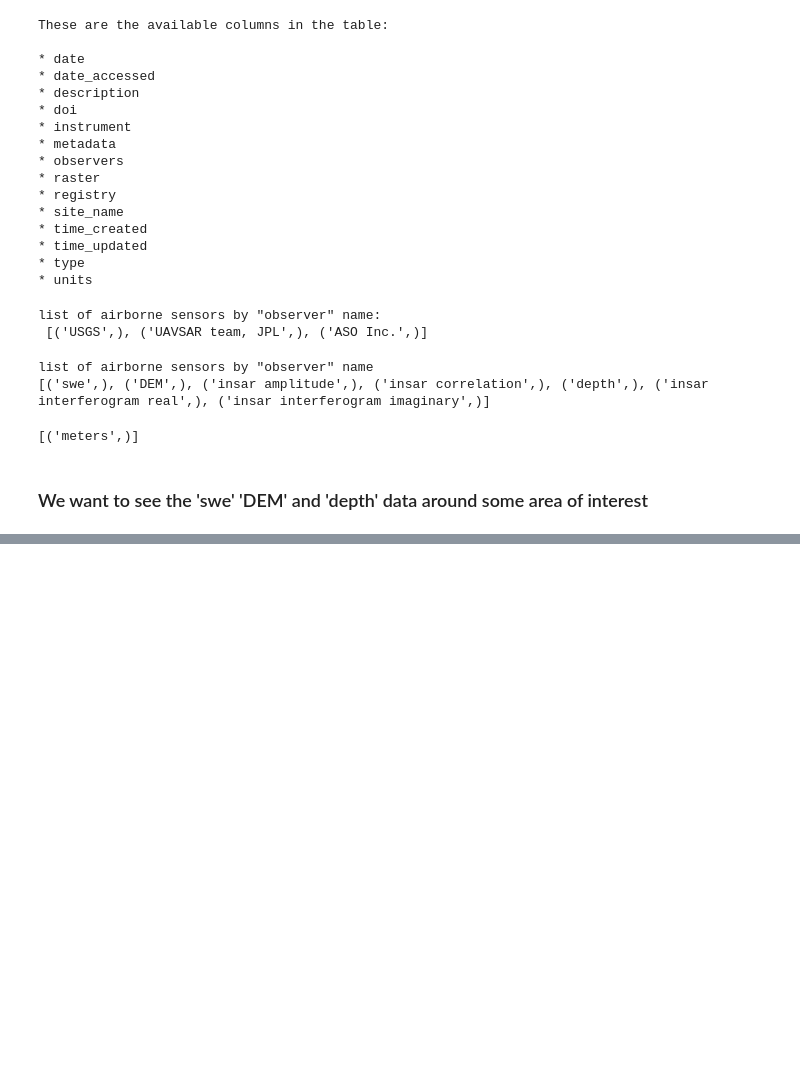
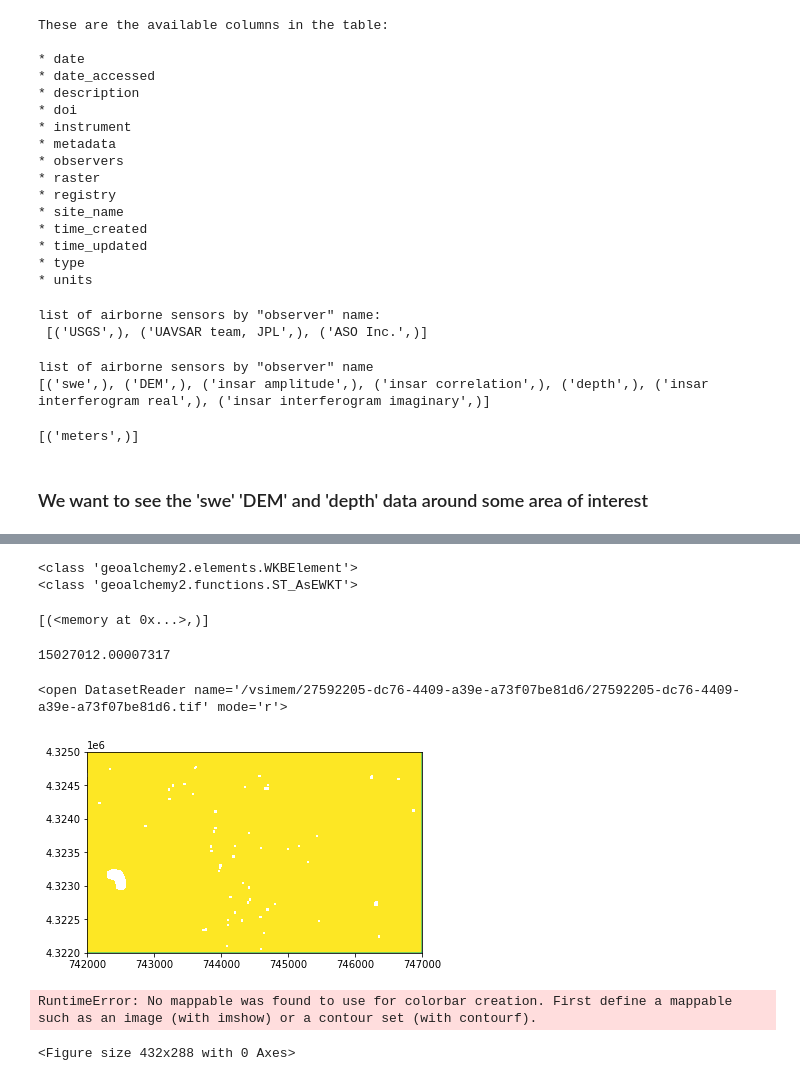
Before and after one commit to snowex-hackweek/coldfusion, a Jupyter notebook: contributors/sethv/database_query_tests.ipynb, the cells around one changed output, grey strips where cells are left out. Cells and saved outputs as stored; diff of their text form; code cells hidden in the pictures; blank space fills up the shorter version.

Commit message:
Progress on queries, lidar differencing+visualization
Need to clean up the visualizations and show context (optical basemap) to see what's happening

```diff
--- a/contributors/sethv/database_query_tests.ipynb
+++ b/contributors/sethv/database_query_tests.ipynb
@@ -252,0 +308,5 @@ query = session.query(func.
+# %%
+datasets = raster_to_rasterio(session, result)
+for dataset in datasets:
+    print('Raster {} X {}, Final Res = {} x {}'.format(dataset.width, dataset.height, dataset.res[0], dataset.res[1]))
+    print(dataset.bounds)
@@ -252,0 +357,7 @@ query = session.query(func.
+# %%
+wkb_element = from_shape(polygon, srid=26912) # not 32612
+print(type(wkb_element))
+print(type(wkb_element.ST_AsEWKT()))
+# %% [output]
+<class 'geoalchemy2.elements.WKBElement'>
+<class 'geoalchemy2.functions.ST_AsEWKT'>
@@ -252,0 +366,33 @@ query = session.query(func.
+# %%
+# Retrieve some of the ASO Snow Depth tiles
+# https://snowexsql.readthedocs.io/en/latest/gallery/raster_union_and_more_example.html
+query = session.query(func.ST_AsTiff(func.ST_Clip(func.ST_Union(ImageData.raster, type_=Raster), wkb_element)))
+query = query.filter(ImageData.observers == "ASO Inc.")
+query = query.filter(ImageData.type == "depth")
+query = query.filter(ImageData.date == "2020-02-02")
+
+# Filter the query by bounding box
+query = query.filter(gfunc.ST_Intersects(ImageData.raster, wkb_element))
+
+result = query.all()
+print(result)
+
+aso_2020_02_02_raster = raster_to_rasterio(session, result)[0].read(1, masked=True)
+# %% [output]
+[(<memory at 0x...>,)]
+# %%
+datasets = raster_to_rasterio(session, result)
+areas = []
+for dataset in datasets:
+    # print('Raster {} X {}, Final Res = {} x {}'.format(dataset.width, dataset.height, dataset.res[0], dataset.res[1]))
+    # print(dataset.bounds)
+    area = dataset.width * dataset.height * dataset.res[0] * dataset.res[1]
+    areas.append(area)
+# %%
+sum(areas) # area in m^2 of all the rasters. We need to actually clip them and merge them as 1 raster
+# %% [output]
+15027012.00007317
+# %%
+datasets[0]
+# %% [output]
+<open DatasetReader name='/vsimem/27592205-dc76-4409-a39e-a73f07be81d6/27592205-dc76-4409-a39e-a73f07be81d6.tif' mode='r'>
@@ -252,0 +401,10 @@ query = session.query(func.
+# %%
+from rasterio.plot import show
+import matplotlib.pyplot as plt
+aso_2020_02_02_raster = dataset.read(1)
+img = show(aso_2020_02_02_raster, transform=dataset.transform)#, cmap='terrain')
+plt.colorbar()
+# %% [output]
+[figure, added]
+RuntimeError: No mappable was found to use for colorbar creation. First define a mappable such as an image (with imshow) or a contour set (with contourf).
+<Figure size 432x288 with 0 Axes>
```
Also changed, not shown: parts of 34 cells of this notebook.
